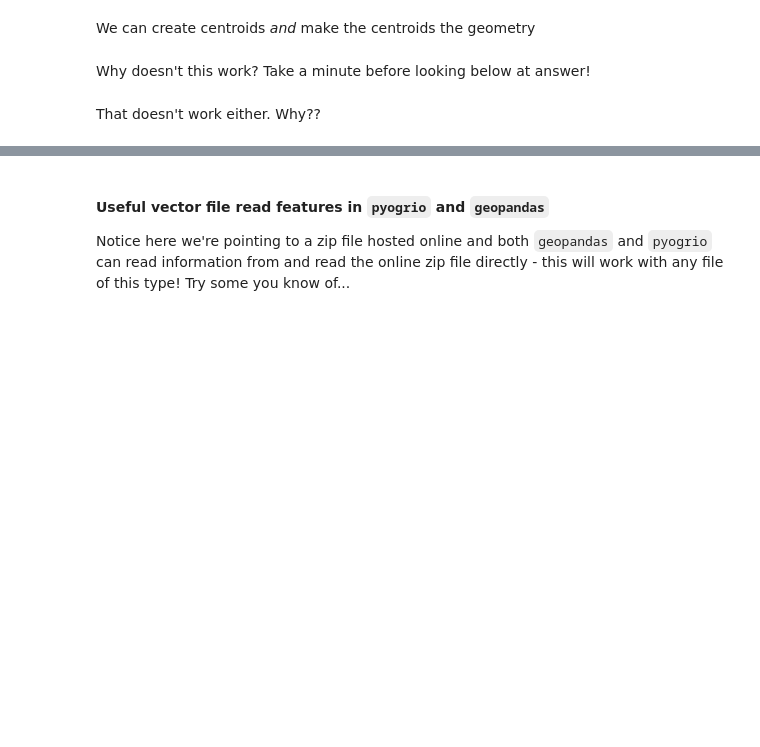
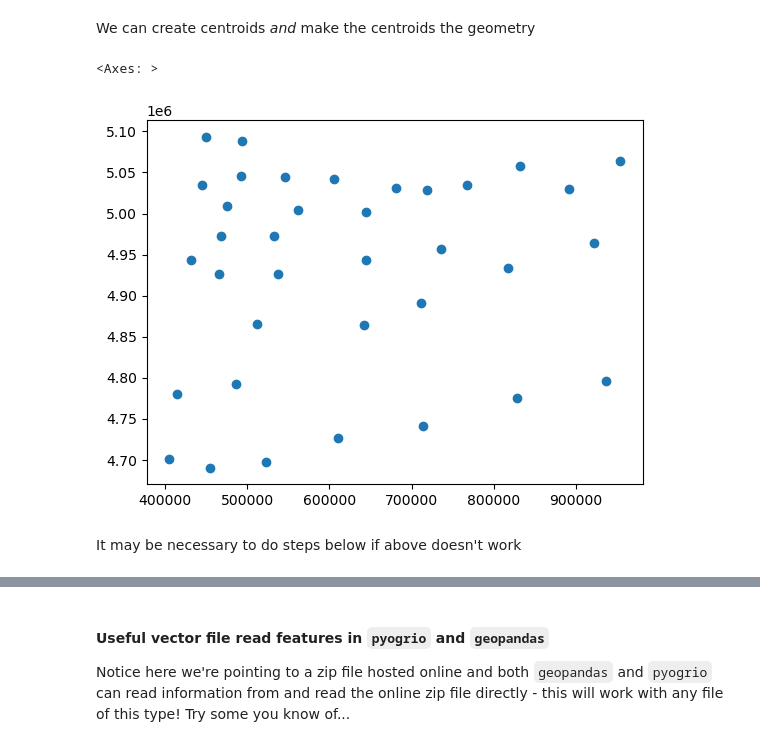
Before and after one commit to mhweber/ICRW8_Geospatial_Workshop, a Jupyter notebook: Slides.ipynb, the cells around one changed output, grey strips where cells are left out. Cells and saved outputs as stored; diff of their text form; code cells hidden in the pictures; blank space fills up the shorter version.

```diff
--- a/Slides.ipynb
+++ b/Slides.ipynb
@@ -241,8 +241,13 @@ ax.set_axis_off()
 [figure]
 # %% [markdown]
 We can create centroids *and* make the centroids the geometry
-# %% [markdown]
-Why doesn't this work?  Take a minute before looking below at answer!
-# %% [markdown]
-That doesn't work either.  Why??
+# %%
+or_counties = or_counties.to_crs(epsg=32610)
+pts = or_counties['geometry'].centroid
+pts.plot()
+# %% [output]
+<Axes: >
+[figure, added]
+# %% [markdown]
+It may be necessary to do steps below if above doesn't work
 # %%
```
Also changed, not shown: parts of 4 cells of this notebook.
